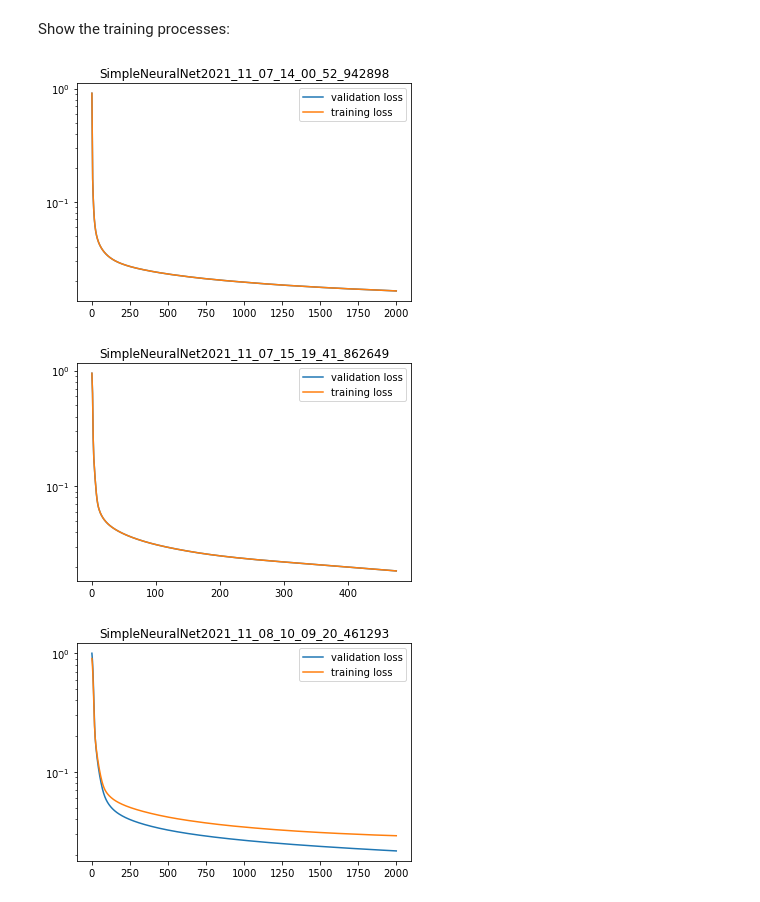
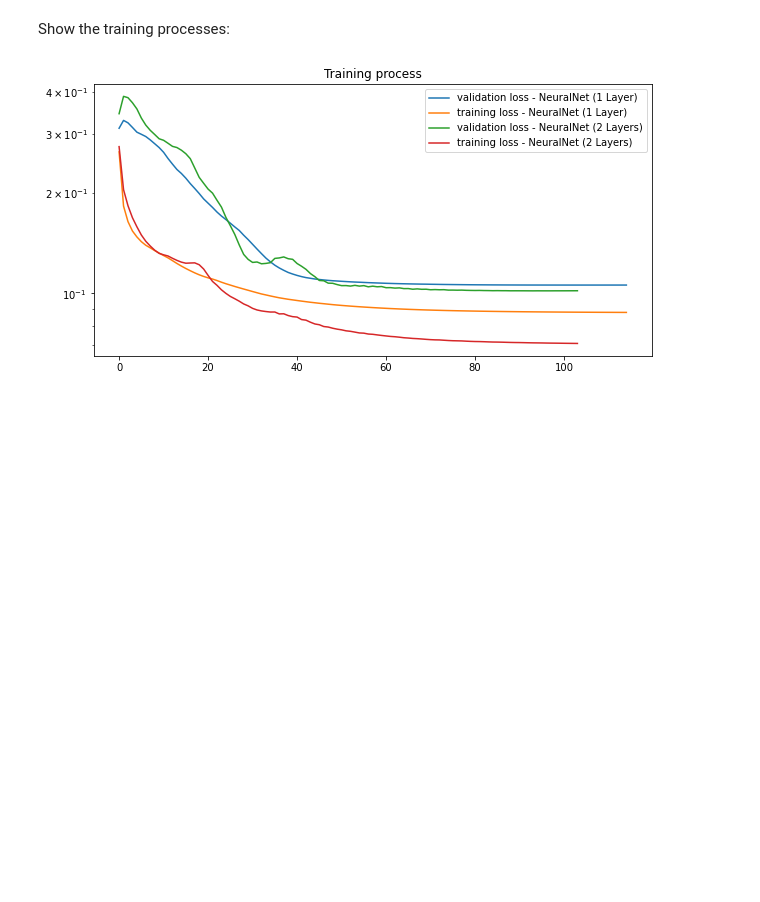
Before and after one commit to KIT-IAI/Transformer-Networks-for-Electrical-Load-Time-Series-Forecasting, a Jupyter notebook: notebooks/model_comparison.ipynb, the cells around one changed output. Saved outputs shown, nothing was run; the diff lists cells and outputs as text; code cells hidden in the pictures; blank space fills up the shorter version.

Commit message:
Improved the model comparison by additional plots

```diff
--- a/notebooks/model_comparison.ipynb
+++ b/notebooks/model_comparison.ipynb
@@ -27,8 +26,2 @@ for model_file_path in model_file_paths:
 # %% [markdown]
 Compare the average losses
-# %%
-mape_losses = [experiment['evaluation']['total_mape_loss'] for experiment in experiments]
-labels = [experiment['experimentName'] for experiment in experiments]
-plt.bar(labels, mape_losses)
-plt.xticks(rotation='vertical')
-plt.show()
@@ -37,13 +49,2 @@ plt.show()
 # %% [markdown]
 Compare the losses by prediction variable:
-# %%
-fig = plt.figure()
-for experiment in experiments:
-    mape_losses_by_predicted_variable = []
-    for variable in experiment['evaluation']['mape_losses_by_prediction_variable']:
-        mape_loss = experiment['evaluation']['mape_losses_by_prediction_variable'][variable]
-        mape_losses_by_predicted_variable.append(mape_loss)
-    plt.plot(mape_losses_by_predicted_variable, label=experiment['experimentName'])
-
-plt.legend(loc='lower right')
-plt.show()
@@ -52,19 +93,18 @@ plt.show()
 # %% [markdown]
 Show the training processes:
 # %%
-fig = plt.figure()
-for experiment in experiments:
+fig = plt.figure(figsize=(10, 5))
+for index, experiment in enumerate(experiments):
     if 'trainingReport' in experiment and experiment['trainingReport']:
         epochs = experiment['trainingReport']['epochs']
-        validation_losses = [epoch['trainingLoss'] for epoch in epochs]
-        training_losses = [epoch['validationLoss'] for epoch in epochs]
-        plt.plot(validation_losses, label='validation loss')
-        plt.plot(training_losses, label='training loss')
+        validation_losses = [epoch['validationLoss'] for epoch in epochs]
+        training_losses = [epoch['trainingLoss'] for epoch in epochs]
+        name = labels[index]
+        plt.plot(validation_losses, label='validation loss - ' + name)
+        plt.plot(training_losses, label='training loss - ' + name)
         plt.legend(loc='upper right')
         plt.yscale('log')
-        plt.title(experiment['experimentName'])
-        plt.show()
+        plt.title('Training process')
+plt.show()
 # %% [output]
-[figure, old version]
+[figure, new version]
-[figure, removed]
-[figure, removed]
```
Also changed, not shown: parts of 6 cells of this notebook, 3 other files.
